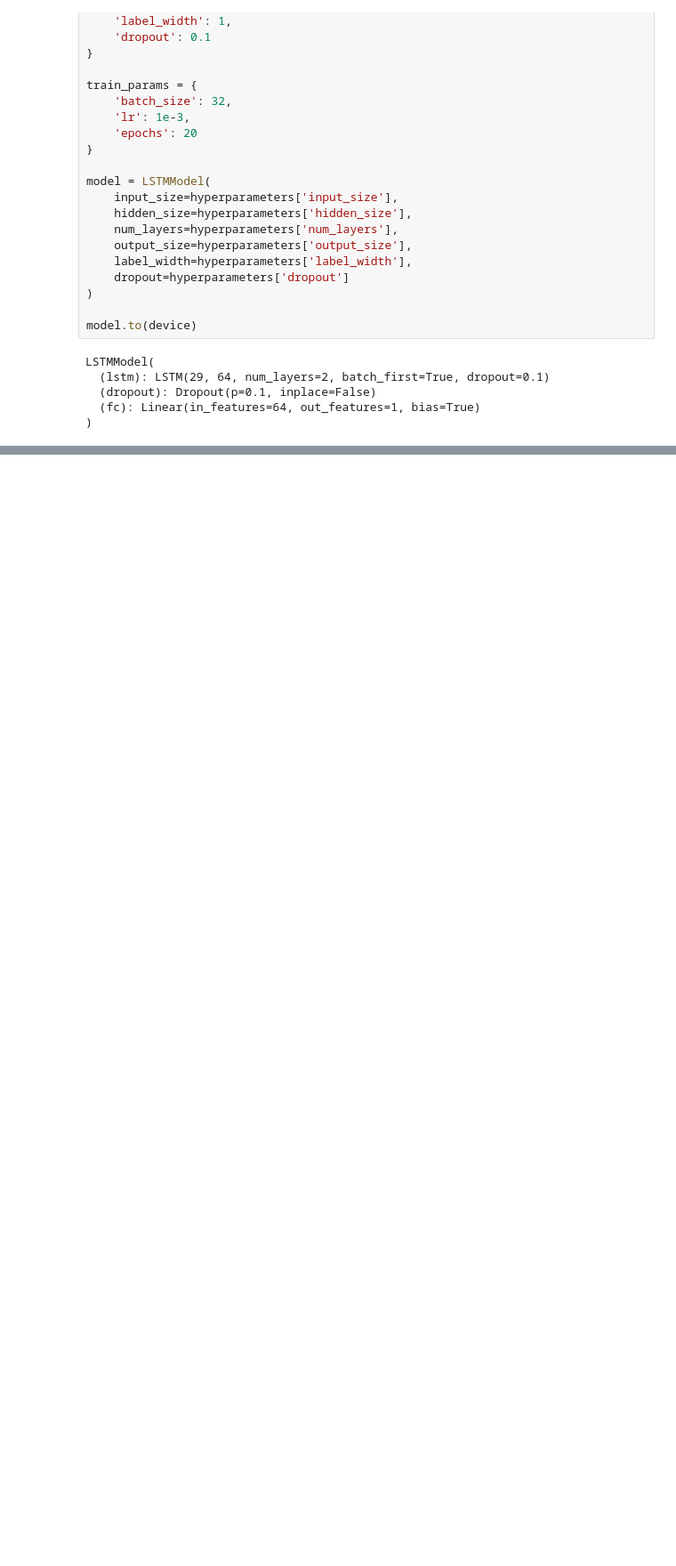
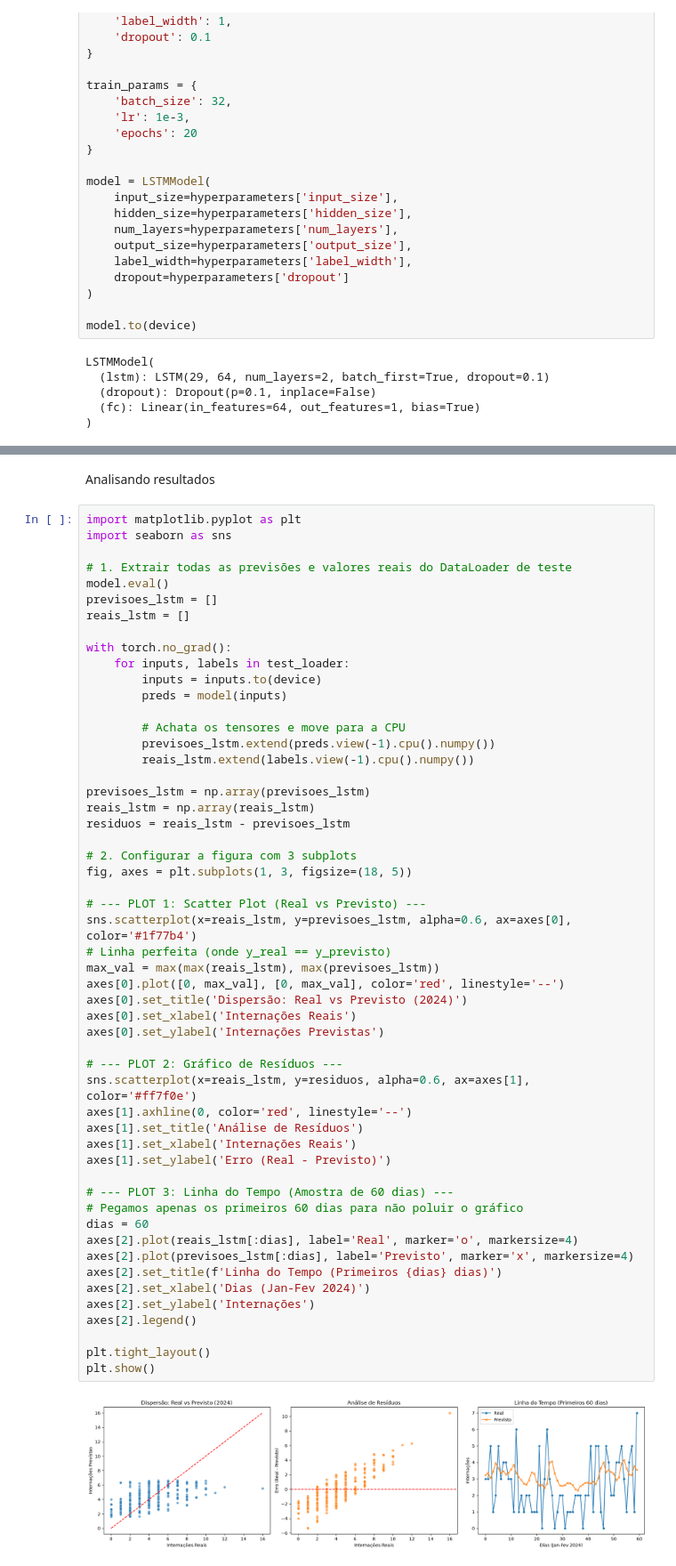
Before and after one commit to luquinhas16/Respiratory-Hospitalization-Predictive-System, a Jupyter notebook: src/model/main.ipynb, the cells around one changed output, grey strips where cells are left out. Shown at 89% size. Cells and saved outputs as stored; diff of their text form; blank space fills up the shorter version.

Commit message:
scatter plot, residual plot, real x previsto, moving average

```diff
--- a/src/model/main.ipynb
+++ b/src/model/main.ipynb
@@ -149,0 +136,57 @@ print(result)
+# %% [markdown]
+Analisando resultados
+# %%
+import matplotlib.pyplot as plt
+import seaborn as sns
+
+# 1. Extrair todas as previsões e valores reais do DataLoader de teste
+model.eval()
+previsoes_lstm = []
+reais_lstm = []
+
+with torch.no_grad():
+    for inputs, labels in test_loader:
+        inputs = inputs.to(device)
+        preds = model(inputs)
+
+        # Achata os tensores e move para a CPU
+        previsoes_lstm.extend(preds.view(-1).cpu().numpy())
+        reais_lstm.extend(labels.view(-1).cpu().numpy())
+
+previsoes_lstm = np.array(previsoes_lstm)
+reais_lstm = np.array(reais_lstm)
+residuos = reais_lstm - previsoes_lstm
+
+# 2. Configurar a figura com 3 subplots
+fig, axes = plt.subplots(1, 3, figsize=(18, 5))
+
+# --- PLOT 1: Scatter Plot (Real vs Previsto) ---
+sns.scatterplot(x=reais_lstm, y=previsoes_lstm, alpha=0.6, ax=axes[0], color='#1f77b4')
+# Linha perfeita (onde y_real == y_previsto)
+max_val = max(max(reais_lstm), max(previsoes_lstm))
+axes[0].plot([0, max_val], [0, max_val], color='red', linestyle='--')
+axes[0].set_title('Dispersão: Real vs Previsto (2024)')
+axes[0].set_xlabel('Internações Reais')
+axes[0].set_ylabel('Internações Previstas')
+
+# --- PLOT 2: Gráfico de Resíduos ---
+sns.scatterplot(x=reais_lstm, y=residuos, alpha=0.6, ax=axes[1], color='#ff7f0e')
+axes[1].axhline(0, color='red', linestyle='--')
+axes[1].set_title('Análise de Resíduos')
+axes[1].set_xlabel('Internações Reais')
+axes[1].set_ylabel('Erro (Real - Previsto)')
+
+# --- PLOT 3: Linha do Tempo (Amostra de 60 dias) ---
+# Pegamos apenas os primeiros 60 dias para não poluir o gráfico
+dias = 60
+axes[2].plot(reais_lstm[:dias], label='Real', marker='o', markersize=4)
+axes[2].plot(previsoes_lstm[:dias], label='Previsto', marker='x', markersize=4)
+axes[2].set_title(f'Linha do Tempo (Primeiros {dias} dias)')
+axes[2].set_xlabel('Dias (Jan-Fev 2024)')
+axes[2].set_ylabel('Internações')
+axes[2].legend()
+
+plt.tight_layout()
+plt.show()
+# %% [output]
+[figure, added]
```
Also changed, not shown: parts of 6 cells of this notebook, 2 other files.
